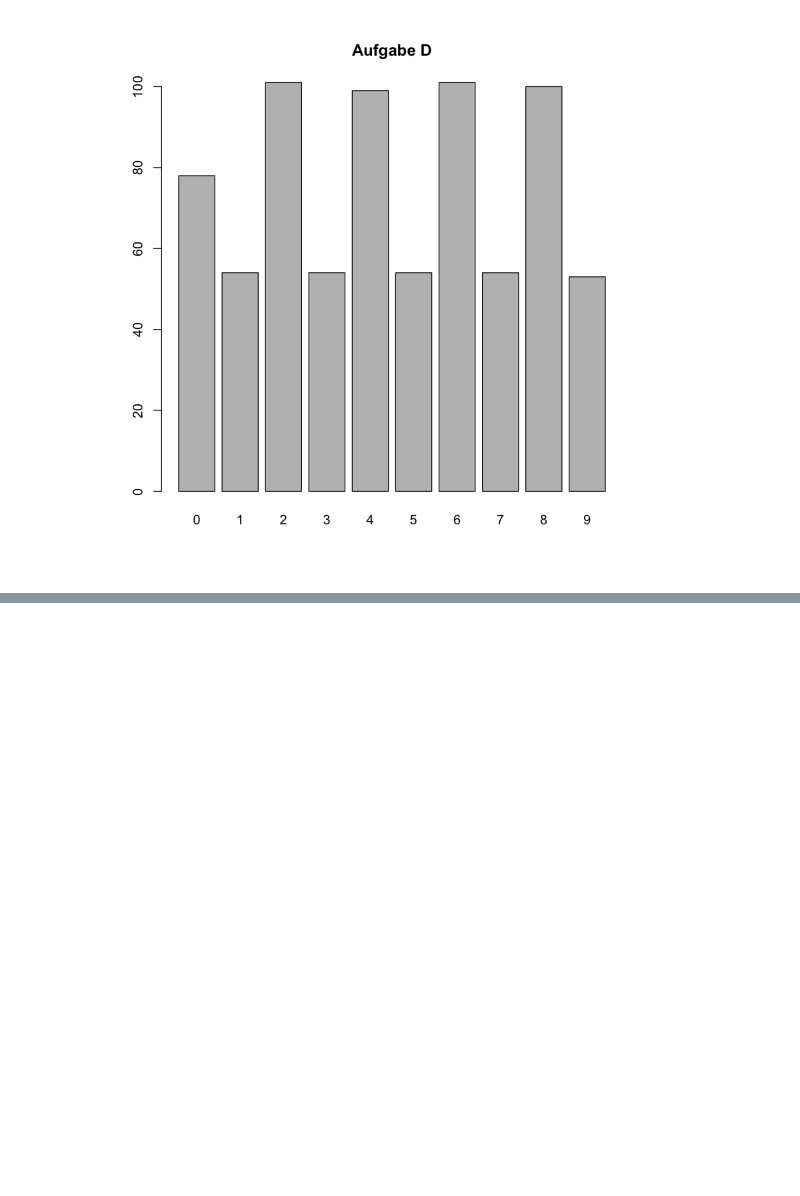
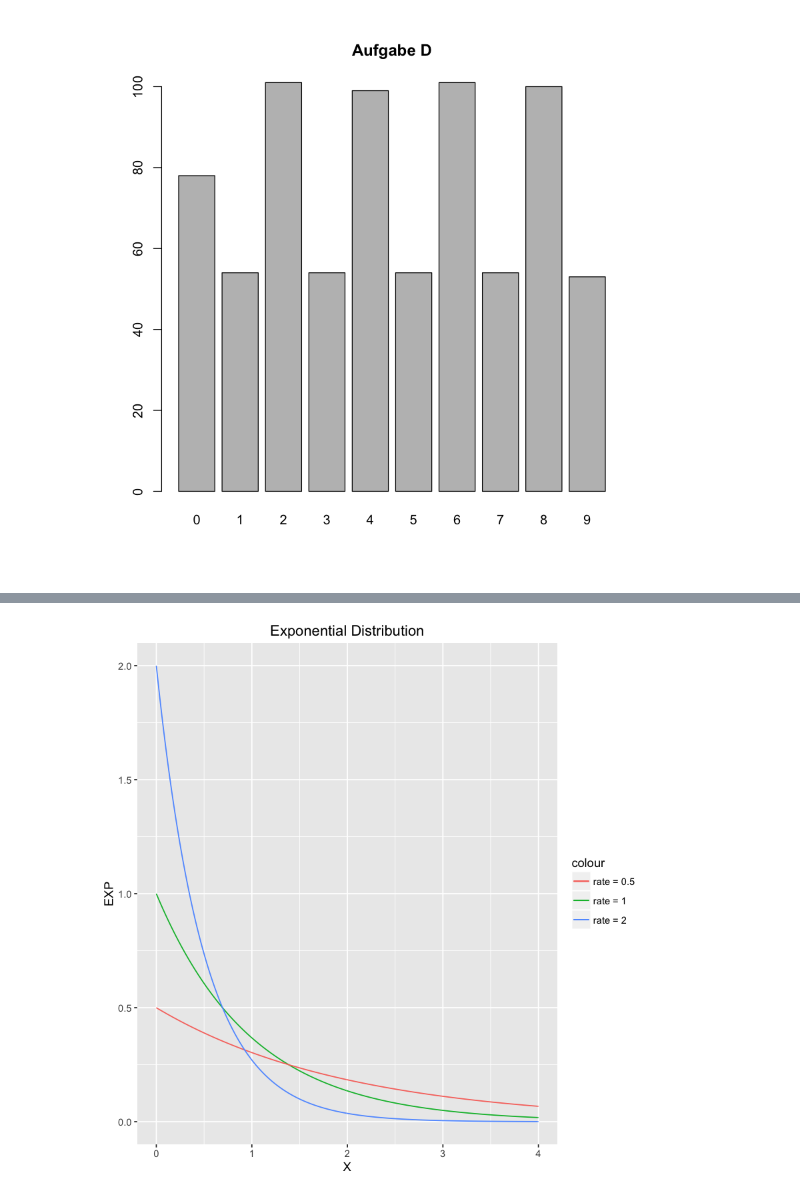
Before and after one commit to jgoerner/Programming-for-DataScience, a Jupyter notebook: Aufgabenblaetter/Aufgabenblatt 5.ipynb, the cells around one changed output, grey strips where cells are left out. Cells and saved outputs as stored; diff of their text form; code cells hidden in the pictures; blank space fills up the shorter version.

```diff
--- a/Aufgabenblaetter/Aufgabenblatt 5.ipynb
+++ b/Aufgabenblaetter/Aufgabenblatt 5.ipynb
@@ -105,0 +359,10 @@ B:
+# %%
+g_exp <-
+ggplot(data=df) +
+geom_line(mapping=aes(x=X, y=EXP, colour="rate = 1")) +
+geom_line(mapping=aes(x=X, y=EXP_RATE_05, colour="rate = 0.5")) +
+geom_line(mapping=aes(x=X, y=EXP_RATE_2, colour="rate = 2")) +
+ggtitle("Exponential Distribution")
+g_exp
+# %% [output]
+[figure, added]
```
Also changed, not shown: parts of 17 cells of this notebook, 2 other files.
